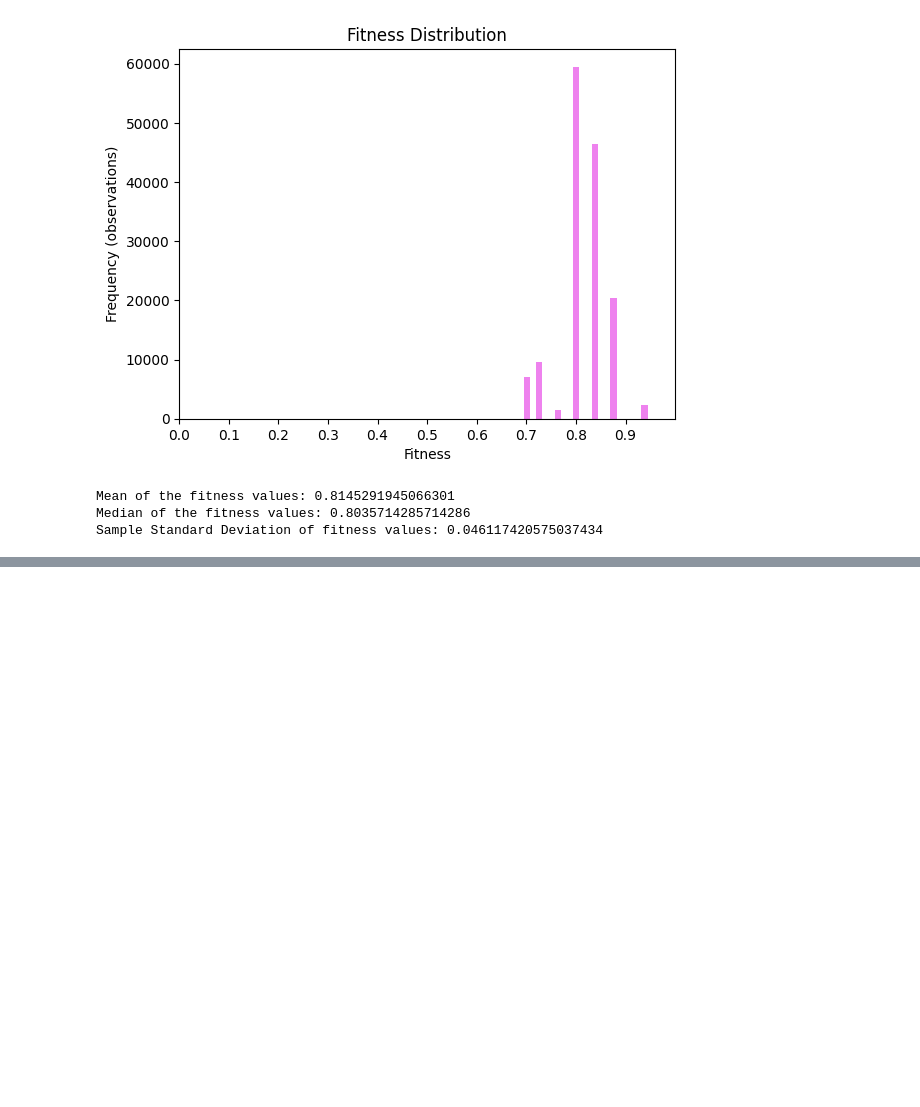
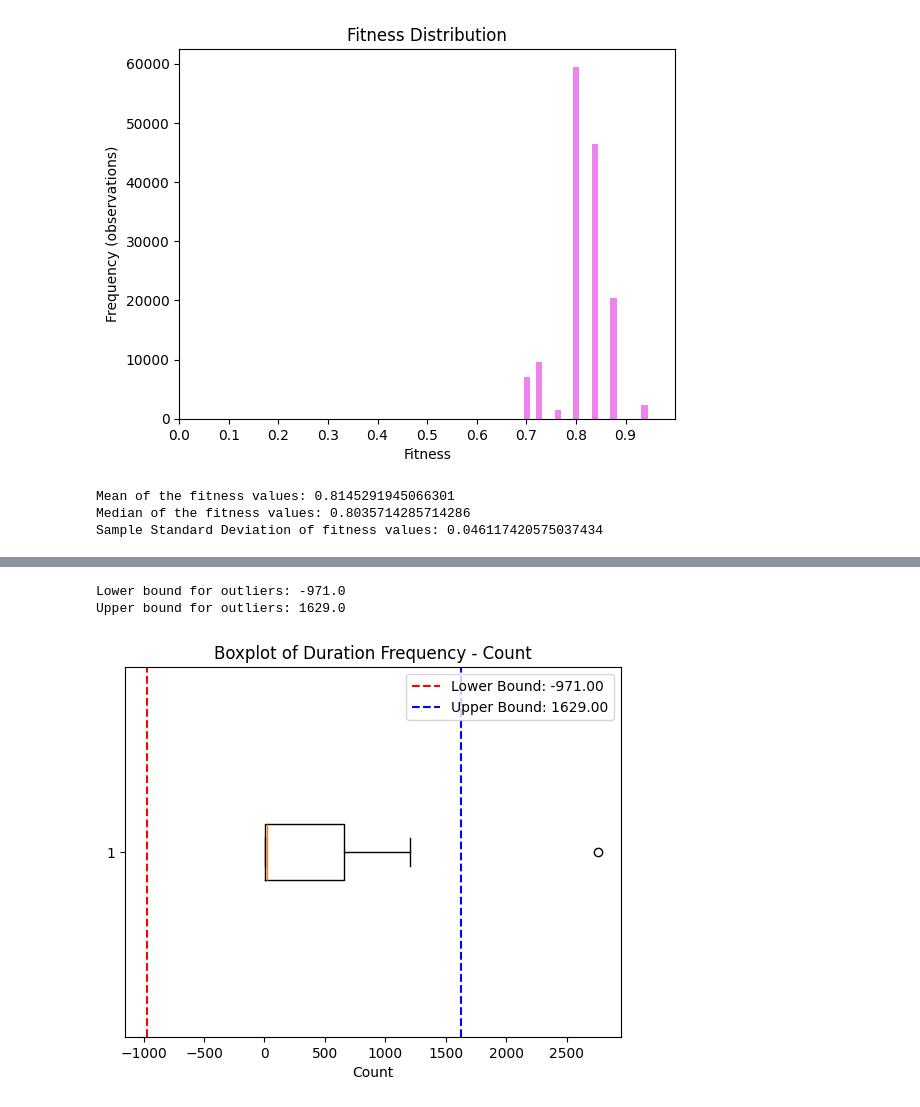
Before and after one commit to roccobalocco/AvodingTrafficFines, a Jupyter notebook: Notebooks/data_processing.ipynb, the cells around one changed output, grey strips where cells are left out. Drawn from its saved outputs; the diff is of its cells as text; code cells hidden in the pictures; blank space fills up the shorter version.

```diff
--- a/Notebooks/data_processing.ipynb
+++ b/Notebooks/data_processing.ipynb
@@ -619,0 +657,23 @@ Sample Standard Deviation of fitness values: 0.046117420575037434
+# %%
+data = duration_frequency["Count"]
+Q1 = np.percentile(data, 25)
+Q3 = np.percentile(data, 75)
+IQR = Q3 - Q1
+
+lower_bound = Q1 - 1.5 * IQR
+upper_bound = Q3 + 1.5 * IQR
+print(f"Lower bound for outliers: {lower_bound}")
+print(f"Upper bound for outliers: {upper_bound}")
+
+
+plt.boxplot(data, vert=False)
+plt.axvline(x=lower_bound, color='red', linestyle='--', label=f'Lower Bound: {lower_bound:.2f}')
+plt.axvline(x=upper_bound, color='blue', linestyle='--', label=f'Upper Bound: {upper_bound:.2f}')
+plt.title("Boxplot of Duration Frequency - Count")
+plt.xlabel("Count")
+plt.legend()
+plt.show()
+# %% [output]
+Lower bound for outliers: -971.0
+Upper bound for outliers: 1629.0
+[figure, added]
```
Also changed, not shown: parts of 6 cells of this notebook, 5 other files.
